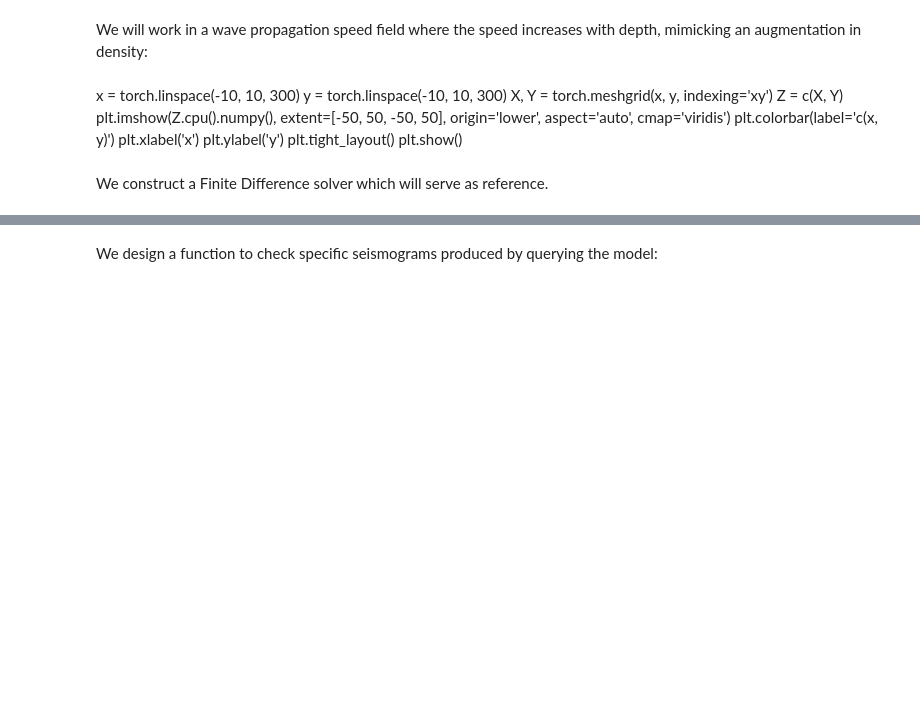
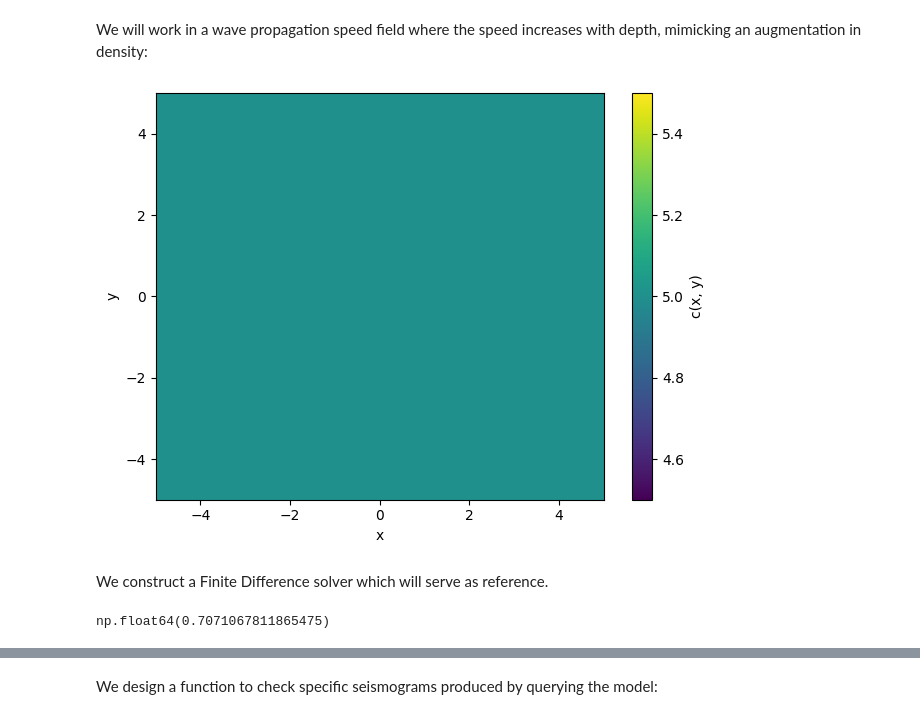
Before and after one commit to pascaltribel/WavePINN, a Jupyter notebook: WavePINN.ipynb, the cells around one changed output, grey strips where cells are left out. Drawn from its saved outputs; the diff is of its cells as text; code cells hidden in the pictures; blank space fills up the shorter version.

```diff
--- a/WavePINN.ipynb
+++ b/WavePINN.ipynb
@@ -43,34 +43,47 @@ plt.show()
 # %% [markdown]
 We will work in a wave propagation speed field where the speed increases with depth, mimicking an augmentation in density:
 # %%
-c_map = np.load("Density_Test.npy")[8].reshape((51, 51))
-c_map = zoom(c_map, 1024/51)
-
-coords = np.linspace(-10, 10, 1024)
-interp = RegularGridInterpolator((coords, coords), c_map, method='nearest', bounds_error=False, fill_value=None)
-
 def c(x, y, t=0):
-    if isinstance(x, torch.Tensor): x = x.cpu().detach().numpy()
-    if isinstance(y, torch.Tensor): y = y.cpu().detach().numpy()
-    return torch.tensor(interp(np.stack([y.ravel(), x.ravel()], axis=-1)).reshape(x.shape), dtype=torch.float32).to(device)
-
-def c_constant(x, y, t=0):
     if type(y) == np.ndarray:
         y = torch.tensor(y)
     if type(x) == np.ndarray:
         x = torch.tensor(x)
-    return 10*torch.ones_like(y)
+    return 5*torch.ones_like(y)
+
+vp = np.load("marmousi_vp.npy")
+vp_normalized = vp / vp.mean() * 4 # normalize to be physically consistent with c=10
+
+x_coords = np.linspace(-10, 10, vp.shape[0])
+y_coords = np.linspace(-10, 10, vp.shape[1])
+
+interp_marmousi = RegularGridInterpolator(
+    (x_coords, y_coords), vp_normalized,
+    method='linear', bounds_error=False, fill_value=None
+)
+
+def c_marmousi(x, y, t=0):
+    if isinstance(x, torch.Tensor):
+        x = x.cpu().detach().numpy()
+    if isinstance(y, torch.Tensor):
+        y = y.cpu().detach().numpy()
+    return torch.tensor(interp_marmousi(np.stack([x.ravel(), y.ravel()], axis=-1)).reshape(x.shape), dtype=torch.float32).to(device)
-# %% [markdown]
-x = torch.linspace(-10, 10, 300)
-y = torch.linspace(-10, 10, 300)
-X, Y = torch.meshgrid(x, y, indexing='xy')
-Z = c(X, Y)
-plt.imshow(Z.cpu().numpy(), extent=[-50, 50, -50, 50], origin='lower', aspect='auto', cmap='viridis')
-plt.colorbar(label='c(x, y)')
-plt.xlabel('x')
-plt.ylabel('y')
-plt.tight_layout()
-plt.show()
+# %%
+x = torch.linspace(-5, 5, 150)
+y = torch.linspace(-5, 5, 150)
+X, Y = torch.meshgrid(x, y, indexing='xy')
+Z = c(X, Y)
+plt.imshow(Z.cpu().numpy(), extent=[-5, 5, -5, 5], origin='lower', aspect='auto', cmap='viridis')
+plt.colorbar(label='c(x, y)')
+plt.xlabel('x')
+plt.ylabel('y')
+plt.tight_layout()
+plt.show()
+# %% [output]
+[figure, added]
 # %% [markdown]
 We construct a Finite Difference solver which will serve as reference.
+# %%
+1 / np.sqrt(2)
+# %% [output]
+np.float64(0.7071067811865475)
 # %%
```
Also changed, not shown: parts of 9 cells of this notebook, 11 other files.
